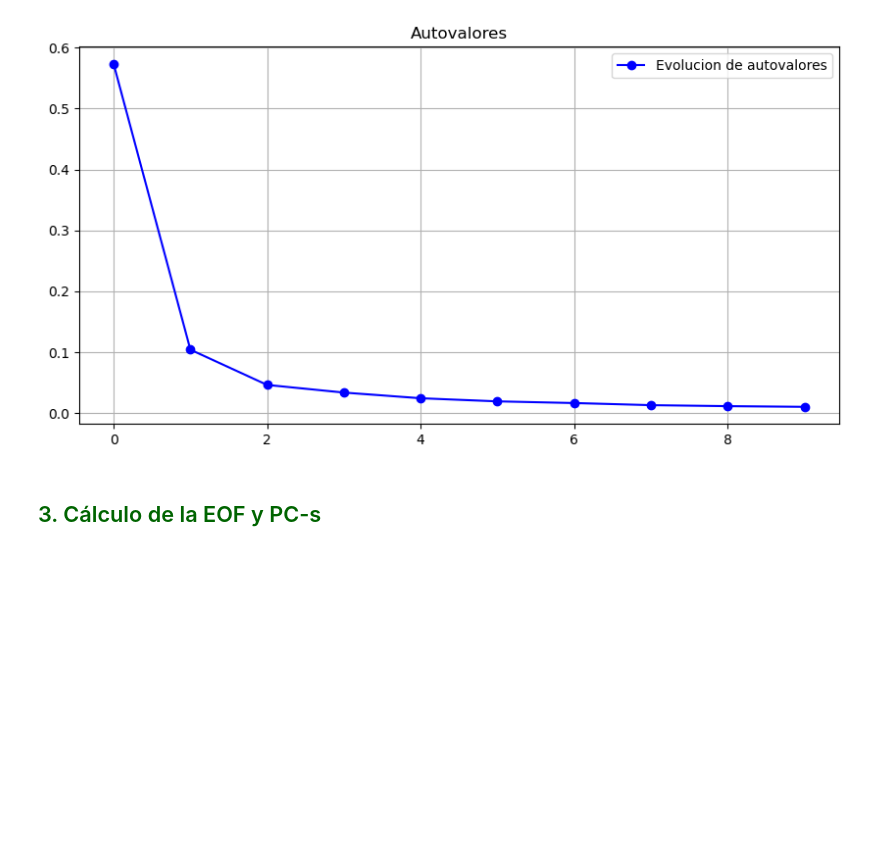
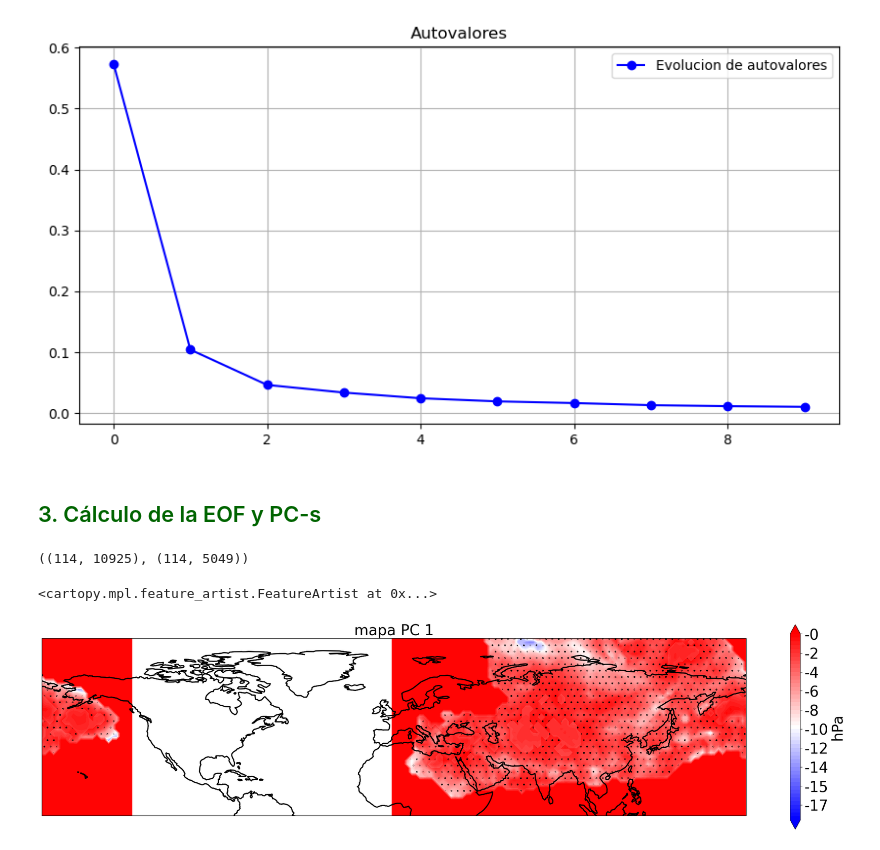
Before and after one commit to nagoremeabe/practica_3, a Jupyter notebook: parte_3.ipynb, the cells around one changed output. Drawn from its saved outputs; the diff is of its cells as text; code cells hidden in the pictures; blank space fills up the shorter version.

```diff
--- a/parte_3.ipynb
+++ b/parte_3.ipynb
@@ -199,4 +334,27 @@ plt.grid()
 num_modos = 5
 pc = np.dot(y2, R[:, :num_modos + 1])
 # %%
-PCs=(pc-np.mean(pc))/np.std(pc)
+# estandarizo las componentes principales
+pc_std = (pc-np.mean(pc))/np.std(pc)
+# %%
+tn10_primavera.shape, y2.shape
+# %% [output]
+((114, 10925), (114, 5049))
+# %%
+# calculo la eof correspondiente a esta pc
+# (espacio, tiempo)*tiempo
+# me falta ponen nans
+Y1 = np.nan_to_num(tn10_primavera,nan=-999)
+
+cor1,Pvalue1,cor_sig1,reg1,reg1_sig = IndexRegrCorr(np.transpose(Y1), pc_std[:,0], 0.01, 'MonteCarlo', 100)
+# %%
+# figura de la EOF utilizando el primer autovalor
+fig = plt.figure(figsize=(30,10))
+ax = fig.add_subplot(111, projection=ccrs.PlateCarree(0))
+dibujo_1_mapa_cartopy(np.reshape(reg1,(nlat,nlon)),lon,lat,np.linspace(reg1.min(),reg1.max(),50),'bwr','hPa','mapa PC 1', ax)
+ax.contourf(lon,lat,np.reshape(reg1_sig,(nlat,nlon)),cmap='bwr',levels=np.linspace(reg1_sig.min(),reg1_sig.max(),100),hatches='.')
+
+ax.coastlines(linewidth=2)
+# %% [output]
+<cartopy.mpl.feature_artist.FeatureArtist at 0x...>
+[figure, added]
```
Also changed, not shown: parts of 26 cells of this notebook, 3 other files.
